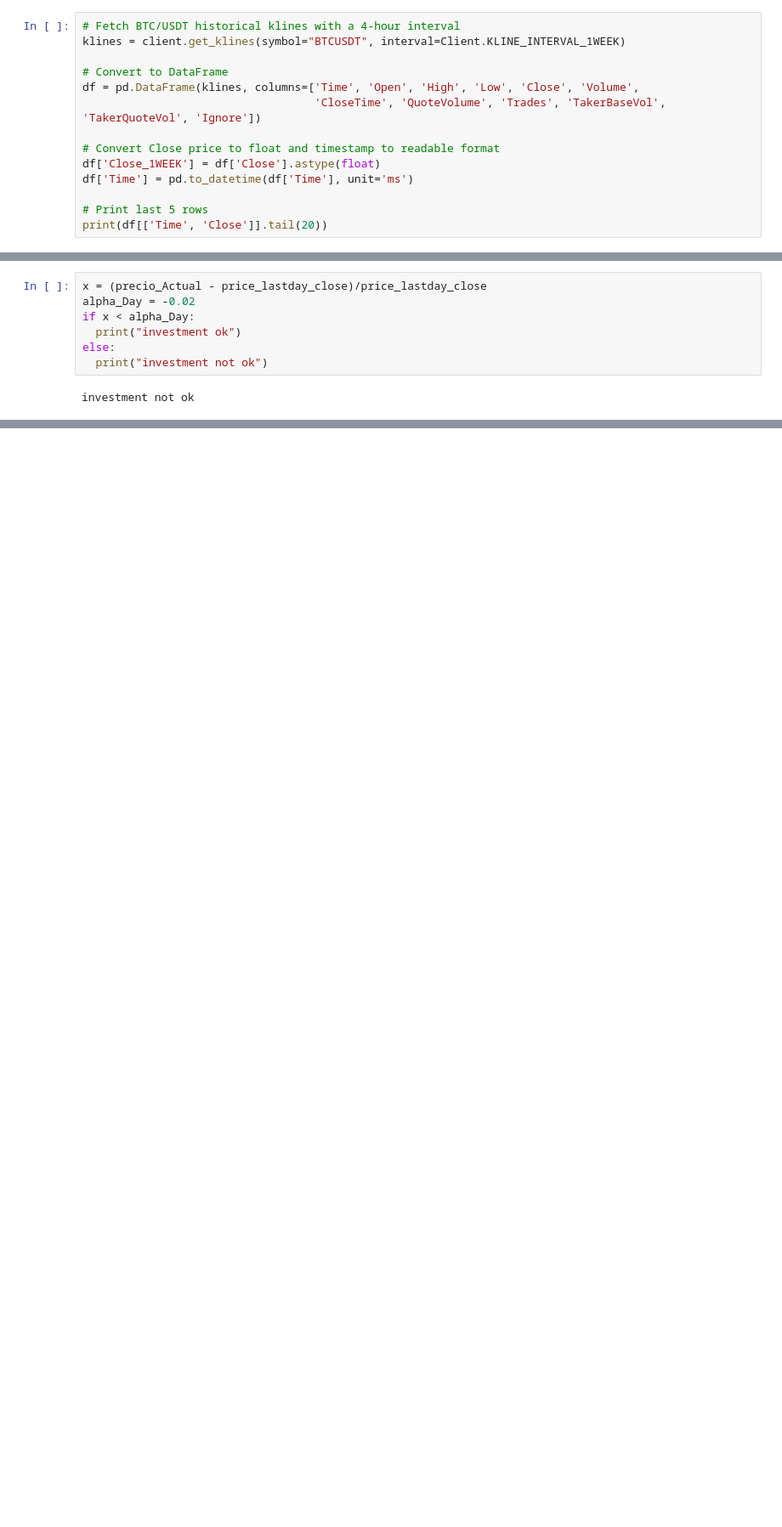
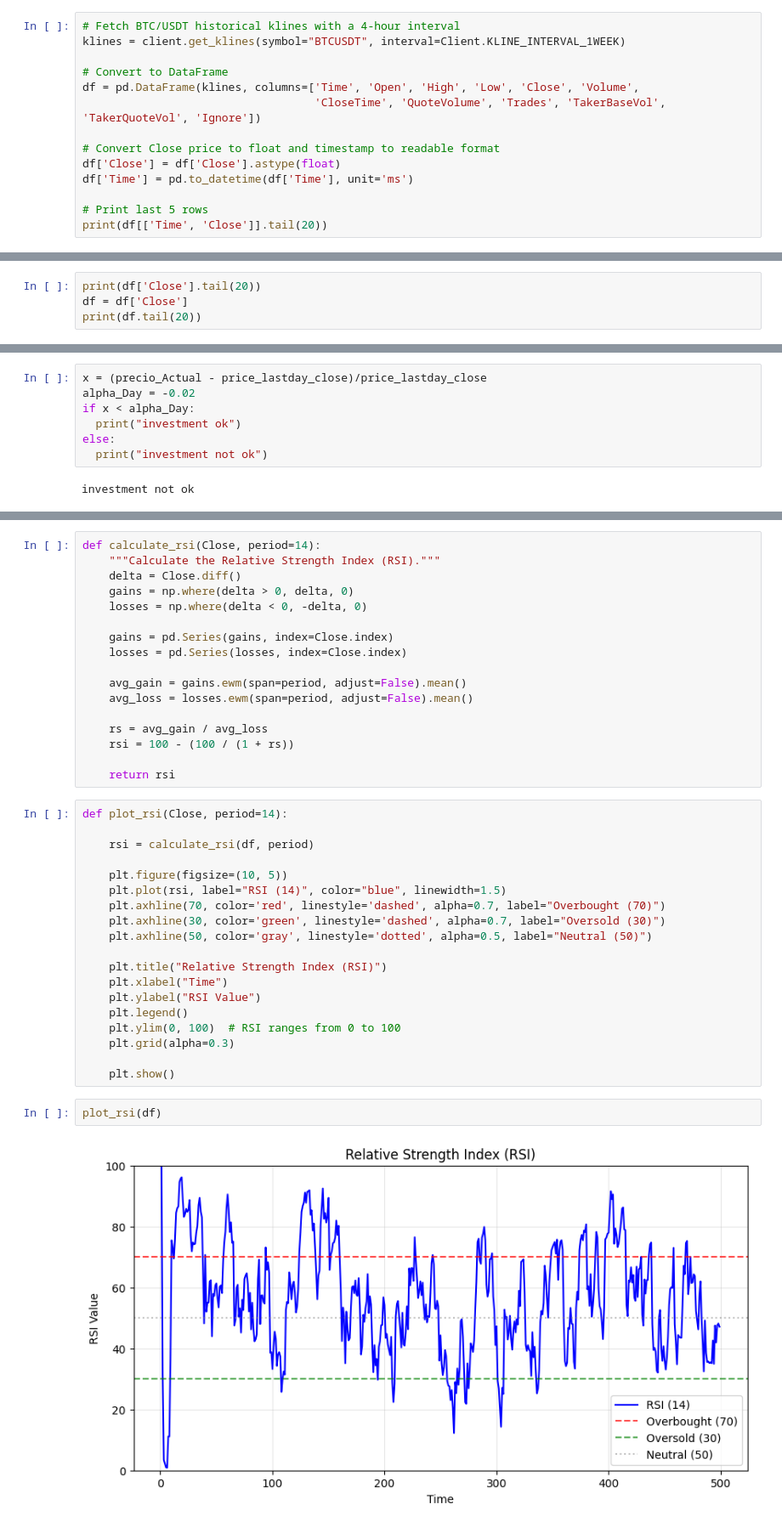
Before and after one commit to laumojo10/binance-investment-project, a Jupyter notebook: Proyectos.ipynb, the cells around one changed output, grey strips where cells are left out. Shown at 85% size. Drawn from its saved outputs; the diff is of its cells as text; blank space fills up the shorter version.

```diff
--- a/Proyectos.ipynb
+++ b/Proyectos.ipynb
@@ -122,7 +122,7 @@ df = pd.DataFrame(klines, columns=['Time', 'Open', 'High', 'Low', 'Close', 'Volu
                                    'CloseTime', 'QuoteVolume', 'Trades', 'TakerBaseVol', 'TakerQuoteVol', 'Ignore'])
 
 # Convert Close price to float and timestamp to readable format
-df['Close_1WEEK'] = df['Close'].astype(float)
+df['Close'] = df['Close'].astype(float)
 df['Time'] = pd.to_datetime(df['Time'], unit='ms')
 
 # Print last 5 rows
@@ -147,0 +148,4 @@ print(df[['Time', 'Close']].tail(20))
+# %%
+print(df['Close'].tail(20))
+df = df['Close']
+print(df.tail(20))
@@ -247,0 +279,40 @@ investment not ok
+# %%
+def calculate_rsi(Close, period=14):
+    """Calculate the Relative Strength Index (RSI)."""
+    delta = Close.diff()
+    gains = np.where(delta > 0, delta, 0)
+    losses = np.where(delta < 0, -delta, 0)
+
+    gains = pd.Series(gains, index=Close.index)
+    losses = pd.Series(losses, index=Close.index)
+
+    avg_gain = gains.ewm(span=period, adjust=False).mean()
+    avg_loss = losses.ewm(span=period, adjust=False).mean()
+
+    rs = avg_gain / avg_loss
+    rsi = 100 - (100 / (1 + rs))
+
+    return rsi
+# %%
+def plot_rsi(Close, period=14):
+
+    rsi = calculate_rsi(df, period)
+
+    plt.figure(figsize=(10, 5))
+    plt.plot(rsi, label="RSI (14)", color="blue", linewidth=1.5)
+    plt.axhline(70, color='red', linestyle='dashed', alpha=0.7, label="Overbought (70)")
+    plt.axhline(30, color='green', linestyle='dashed', alpha=0.7, label="Oversold (30)")
+    plt.axhline(50, color='gray', linestyle='dotted', alpha=0.5, label="Neutral (50)")
+
+    plt.title("Relative Strength Index (RSI)")
+    plt.xlabel("Time")
+    plt.ylabel("RSI Value")
+    plt.legend()
+    plt.ylim(0, 100)  # RSI ranges from 0 to 100
+    plt.grid(alpha=0.3)
+
+    plt.show()
+# %%
+plot_rsi(df)
+# %% [output]
+[figure, added]
```
Also changed, not shown: parts of 15 cells of this notebook.
